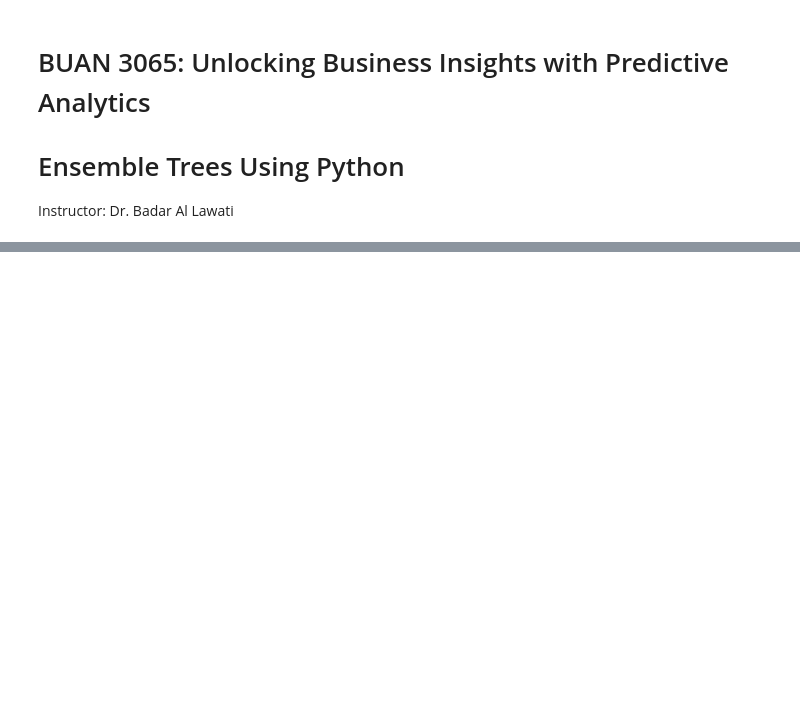
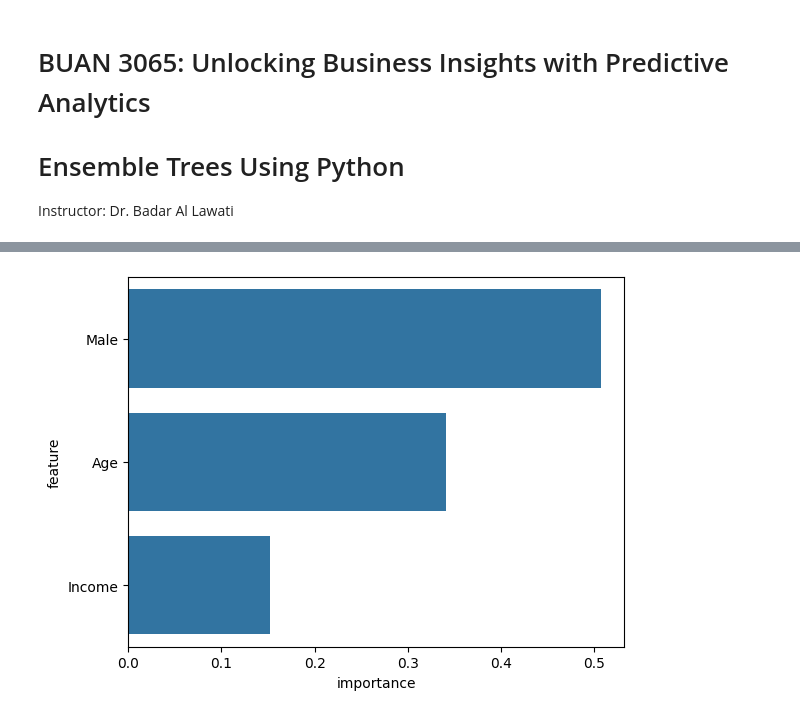
Before and after one commit to ibader85/PredictiveAnalytics, a Jupyter notebook: 21_Ensemble_Trees_Using_Python.ipynb, the cells around one changed output, grey strips where cells are left out. Drawn from its saved outputs; the diff is of its cells as text; code cells hidden in the pictures; blank space fills up the shorter version.

```diff
--- a/21_Ensemble_Trees_Using_Python.ipynb
+++ b/21_Ensemble_Trees_Using_Python.ipynb
@@ -9,0 +86,3 @@ Instructor: Dr. Badar Al Lawati
+# %%
+from sklearn.ensemble import RandomForestClassifier
+Bagging_model = RandomForestClassifier(random_state = 321)
@@ -9,0 +106,2 @@ Instructor: Dr. Badar Al Lawati
+# %%
+paramGrid = {'n_estimators': [100, 250, 500, 1000], 'max_depth': range(1, 10 + 1), 'max_features': [None]}
@@ -9,0 +124,3 @@ Instructor: Dr. Badar Al Lawati
+# %%
+from sklearn.model_selection import GridSearchCV
+search = GridSearchCV(Bagging_model, paramGrid, cv = 10, scoring = 'accuracy', n_jobs = -1)
@@ -9,0 +137,3 @@ Instructor: Dr. Badar Al Lawati
+# %%
+Bagging_tree = search.fit(X_train, y_train)
+pd.DataFrame(Bagging_tree.cv_results_).sort_values('rank_test_score')[['param_n_estimators', 'param_max_depth', 'mean_test_score', 'rank_test_score']].head(10)
@@ -9,0 +176,7 @@ Instructor: Dr. Badar Al Lawati
+# %%
+importances = pd.DataFrame({'feature': X_train.columns, 'importance': Bagging_tree.best_estimator_.feature_importances_})
+
+import seaborn as sns
+sns.barplot(y = 'feature', x = 'importance', data = importances.sort_values('importance', ascending = False));
+# %% [output]
+[figure, added]
```
Also changed, not shown: parts of 37 cells of this notebook.
